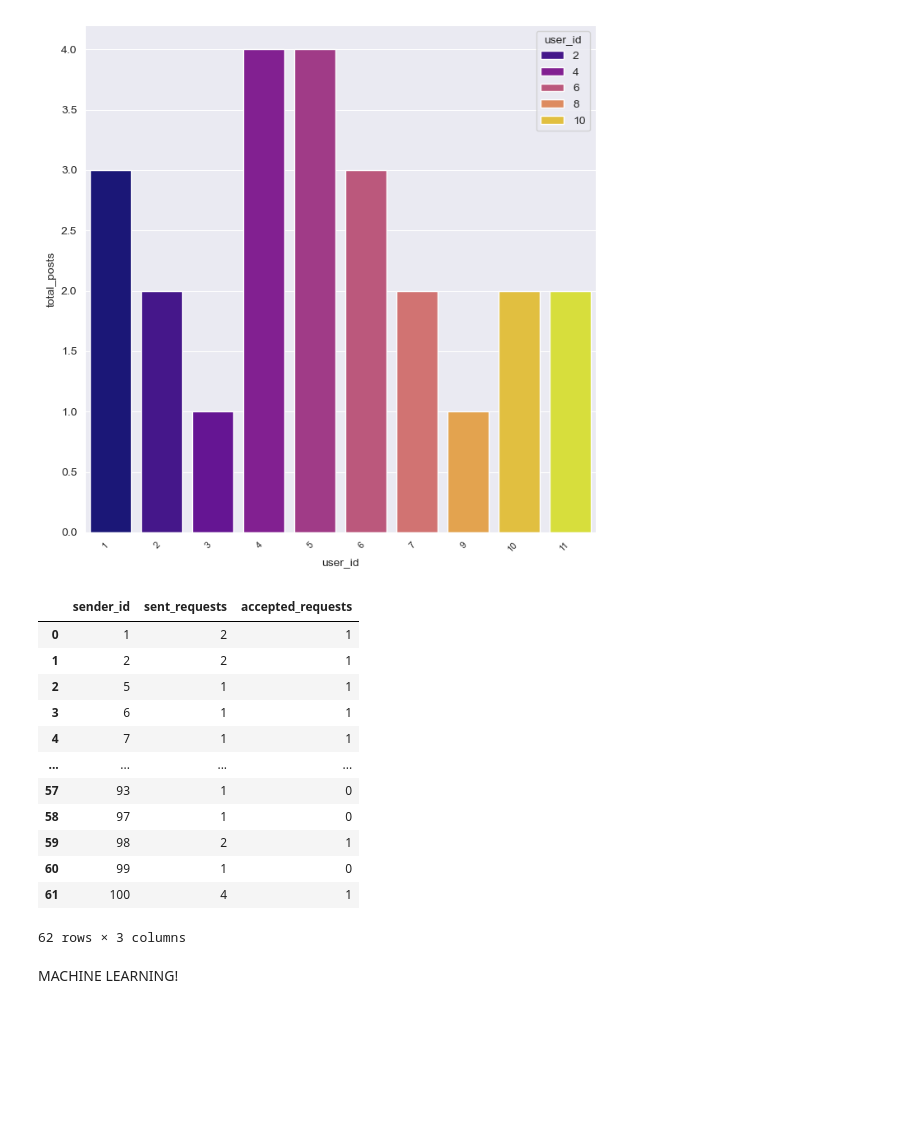
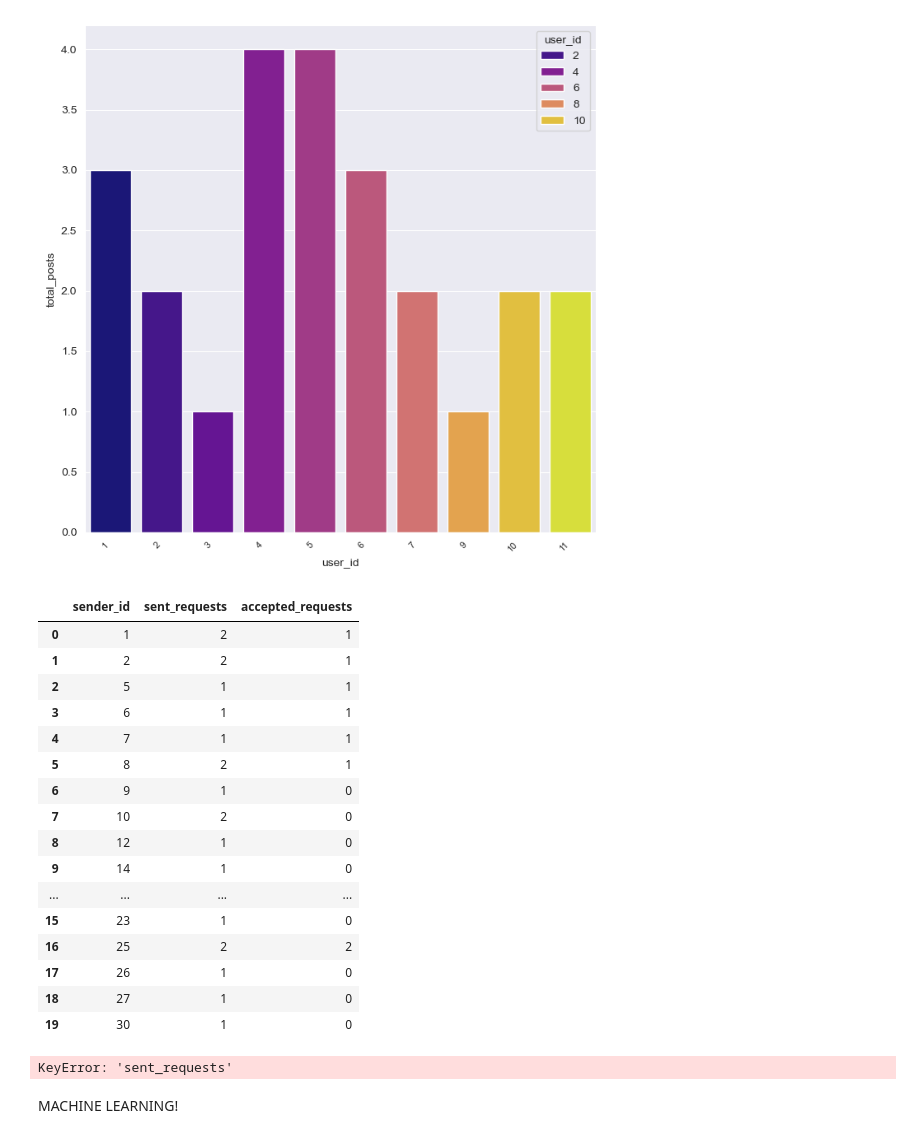
Before and after one commit to AlisonCG1/Project-datacopy, a Jupyter notebook: exploratory.ipynb, the cells around one changed output. Drawn from its saved outputs; the diff is of its cells as text; code cells hidden in the pictures; blank space fills up the shorter version.

```diff
--- a/exploratory.ipynb
+++ b/exploratory.ipynb
@@ -243,18 +265,42 @@ plt.show()
 # %%
-query = "SELECT sender_id,  COUNT(*) AS sent_requests, SUM(CASE WHEN status = 'accepted' THEN 1 ELSE 0 END) AS accepted_requests FROM FriendRequest GROUP BY sender_id "
-sent_request = pd.read_sql(query, conn)
-sent_request
+query = "SELECT sender_id,  COUNT(*) AS sent_requests, SUM(CASE WHEN status = 'accepted' THEN 1 ELSE 0 END) AS accepted_requests FROM FriendRequest GROUP BY sender_id LIMIT 20"
+friendrqs = pd.read_sql(query, conn)
+friendrqs
 # %% [output]
 |  | sender_id | sent_requests | accepted_requests |
 | 0 | 1 | 2 | 1 |
 | 1 | 2 | 2 | 1 |
 | 2 | 5 | 1 | 1 |
 | 3 | 6 | 1 | 1 |
 | 4 | 7 | 1 | 1 |
+| 5 | 8 | 2 | 1 |
+| 6 | 9 | 1 | 0 |
+| 7 | 10 | 2 | 0 |
+| 8 | 12 | 1 | 0 |
+| 9 | 14 | 1 | 0 |
 | ... | ... | ... | ... |
-| 57 | 93 | 1 | 0 |
-| 58 | 97 | 1 | 0 |
-| 59 | 98 | 2 | 1 |
-| 60 | 99 | 1 | 0 |
-| 61 | 100 | 4 | 1 |
+| 15 | 23 | 1 | 0 |
+| 16 | 25 | 2 | 2 |
+| 17 | 26 | 1 | 0 |
+| 18 | 27 | 1 | 0 |
+| 19 | 30 | 1 | 0 |
-62 rows × 3 columns
+# %%
+# Sort by sent_requests for better visualization
+df = df.sort_values(by="sent_requests", ascending=False)
+
+# Plot
+plt.figure(figsize=(10, 5))
+plt.bar(df["sender_id"].astype(str), df["sent_requests"], label="Sent Requests", alpha=0.7)
+plt.bar(df["sender_id"].astype(str), df["accepted_requests"], label="Accepted Requests", alpha=0.7)
+
+# Labels & Title
+plt.xlabel("Sender ID")
+plt.ylabel("Number of Requests")
+plt.title("Friend Requests Sent vs Accepted")
+plt.xticks(rotation=45)
+plt.legend()
+
+# Show plot
+plt.show()
+# %% [output]
+KeyError: 'sent_requests'
```
Also changed, not shown: parts of 16 cells of this notebook.
